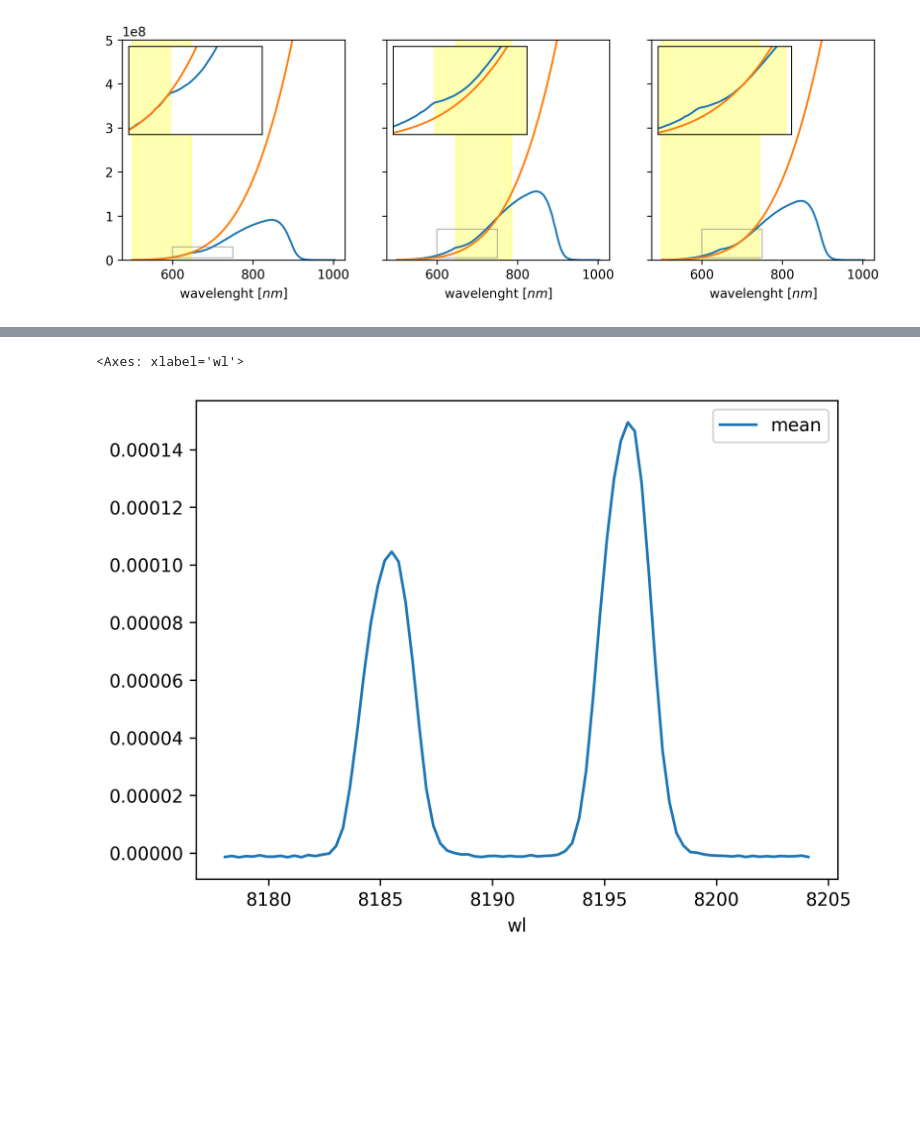
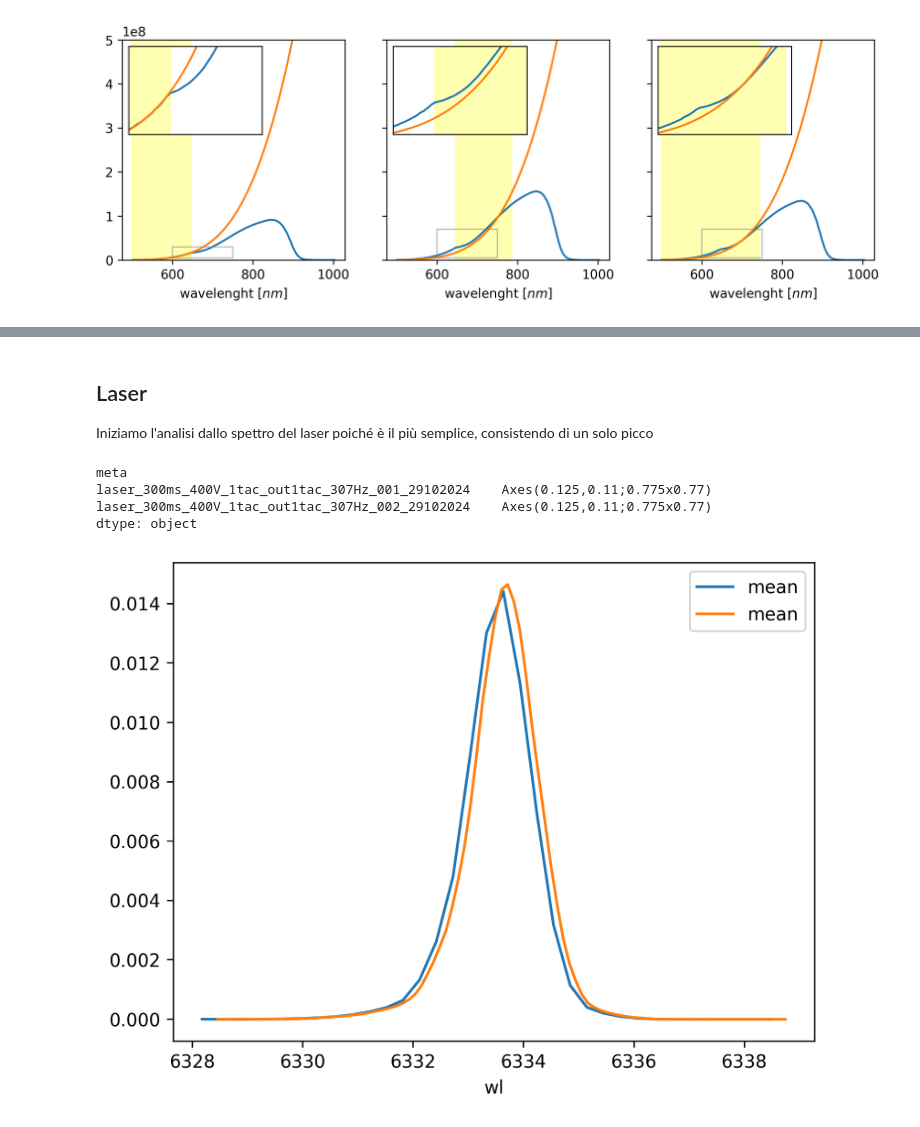
Before and after one commit to zar-hub/Lab_Materia_Condensata, a Jupyter notebook: notebook.ipynb, the cells around one changed output, grey strips where cells are left out. Drawn from its saved outputs; the diff is of its cells as text; code cells hidden in the pictures; blank space fills up the shorter version.

Commit message:
Fixed Notebook. Added Laser Cauchy fit. README Housekeeping

```diff
--- a/notebook.ipynb
+++ b/notebook.ipynb
@@ -234,10 +159,0 @@ plt.show()
-# %%
-# extract the measure ids
-Na_Exp_df['id'] = Na_Exp_df['meta'].apply( lambda x : x[-12:])
-
-# fit of the measure 009_29102024
-mydf = Na_Exp_df[Na_Exp_df['id'] == '009_29102024']
-mydf.plot('wl', 'mean')
-# %% [output]
-<Axes: xlabel='wl'>
-[figure, removed]
@@ -254,0 +160,17 @@ def multi_cauchy_logL(xi, gamma, mu):
+# %% [markdown]
+## Laser
+Iniziamo l'analisi dallo spettro del laser poiché è il più semplice, consistendo di un solo picco
+# %%
+from scipy.stats import cauchy
+
+laser_spectrum = utils.getFiles('Cleaned_Data\\Laser_Spectrum')
+laser_spectrum = utils.dfFormFiles(laser_spectrum, index_col=0)
+
+fig, ax = plt.subplots()
+laser_spectrum.groupby('meta').plot('wl', 'mean', ax=ax)
+# %% [output]
+meta
+laser_300ms_400V_1tac_out1tac_307Hz_001_29102024    Axes(0.125,0.11;0.775x0.77)
+laser_300ms_400V_1tac_out1tac_307Hz_002_29102024    Axes(0.125,0.11;0.775x0.77)
+dtype: object
+[figure, added]
```
Also changed, not shown: parts of 19 cells of this notebook, 13 other files.
